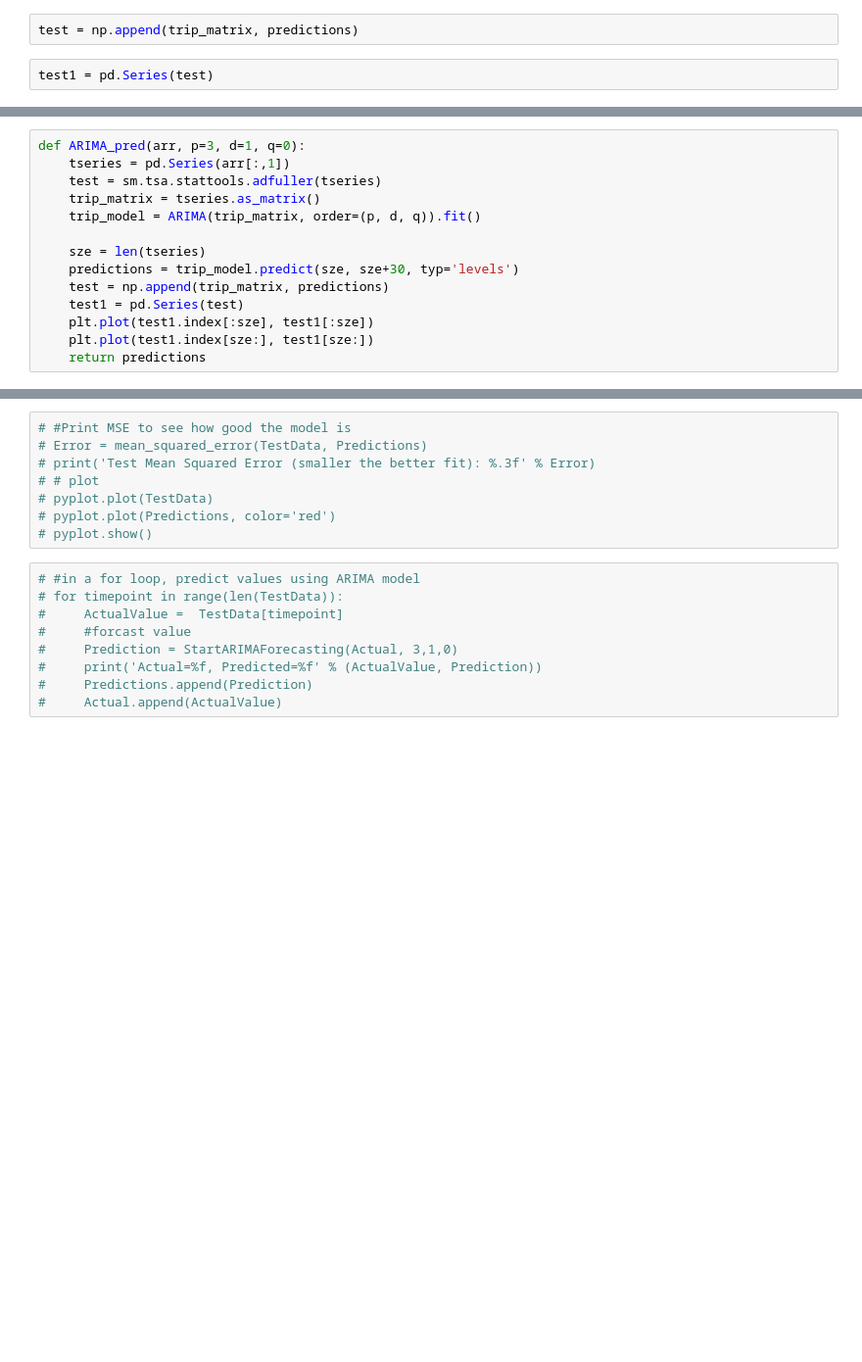
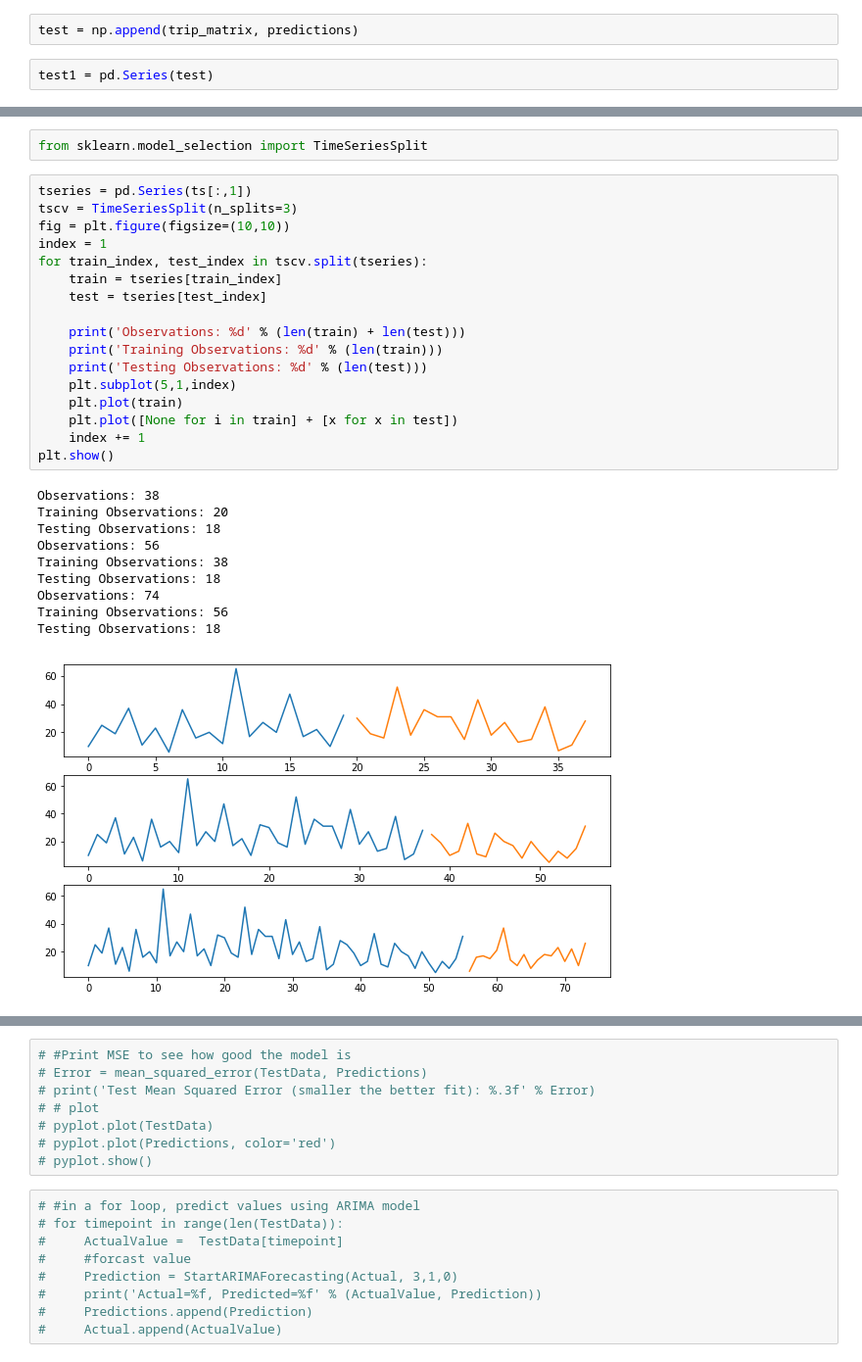
Before and after one commit to david-yang2/Capstone_Project, a Jupyter notebook: Model.ipynb, the cells around one changed output, grey strips where cells are left out. Shown at 98% size. Saved outputs shown, nothing was run; the diff lists cells and outputs as text; blank space fills up the shorter version.

```diff
--- a/Model.ipynb
+++ b/Model.ipynb
@@ -230,14 +158,30 @@ plt.plot(test1.index[74:], test1[74:])
-# %%
-def ARIMA_pred(arr, p=3, d=1, q=0):
-    tseries = pd.Series(arr[:,1])
-    test = sm.tsa.stattools.adfuller(tseries)
-    trip_matrix = tseries.as_matrix()
-    trip_model = ARIMA(trip_matrix, order=(p, d, q)).fit()
-
-    sze = len(tseries)
-    predictions = trip_model.predict(sze, sze+30, typ='levels')
-    test = np.append(trip_matrix, predictions)
-    test1 = pd.Series(test)
-    plt.plot(test1.index[:sze], test1[:sze])
-    plt.plot(test1.index[sze:], test1[sze:])
-    return predictions
+# %%
+from sklearn.model_selection import TimeSeriesSplit
+# %%
+tseries = pd.Series(ts[:,1])
+tscv = TimeSeriesSplit(n_splits=3)
+fig = plt.figure(figsize=(10,10))
+index = 1
+for train_index, test_index in tscv.split(tseries):
+    train = tseries[train_index]
+    test = tseries[test_index]
+
+    print('Observations: %d' % (len(train) + len(test)))
+    print('Training Observations: %d' % (len(train)))
+    print('Testing Observations: %d' % (len(test)))
+    plt.subplot(5,1,index)
+    plt.plot(train)
+    plt.plot([None for i in train] + [x for x in test])
+    index += 1
+plt.show()
+# %% [output]
+Observations: 38
+Training Observations: 20
+Testing Observations: 18
+Observations: 56
+Training Observations: 38
+Testing Observations: 18
+Observations: 74
+Training Observations: 56
+Testing Observations: 18
+[figure, added]
```
Also changed, not shown: parts of 17 cells of this notebook, 3 other files.
